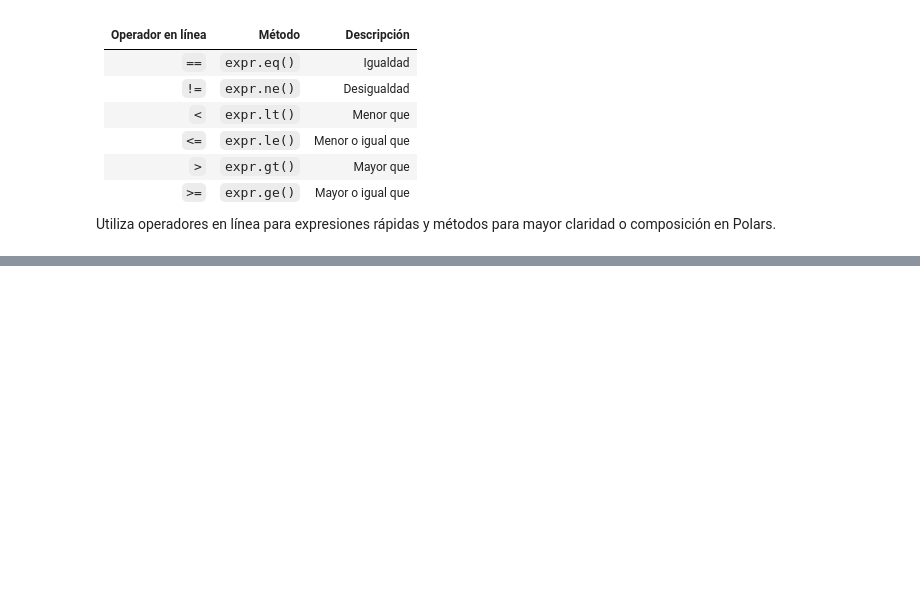
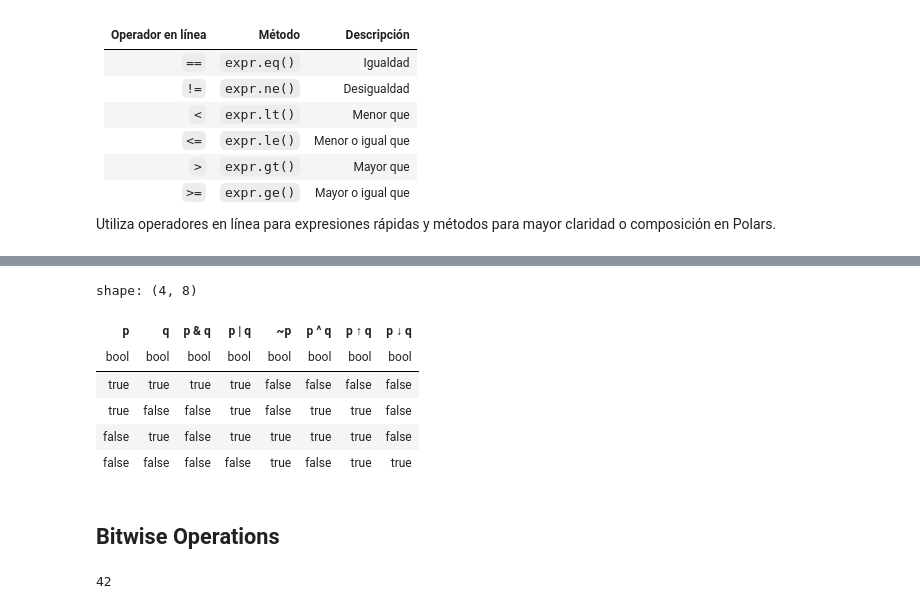
Before and after one commit to Sechi42/Polars, a Jupyter notebook: Chapter_9/Notebook_9.ipynb, the cells around one changed output, grey strips where cells are left out. Cells and saved outputs as stored; diff of their text form; code cells hidden in the pictures; blank space fills up the shorter version.

```diff
--- a/Chapter_9/Notebook_9.ipynb
+++ b/Chapter_9/Notebook_9.ipynb
@@ -130,0 +198,27 @@ Utiliza operadores en línea para expresiones rápidas y métodos para mayor cla
+# %%
+(
+	pl.DataFrame(
+		{"p": [True, True, False, False], "q": [True, False, True, False]}
+	).with_columns(
+        (pl.col("p") & pl.col("q")).alias("p & q"),
+        (pl.col("p") | pl.col("q")).alias("p | q"),
+        (~pl.col("p")).alias("~p"),
+        (pl.col("p") ^ pl.col("q")).alias("p ^ q"),
+        (~(pl.col("p") & pl.col("q"))).alias("p ↑ q"),
+        ((pl.col("p").or_(pl.col("q"))).not_()).alias("p ↓ q"),
+	)
+)
+# %% [output]
+shape: (4, 8)
+| p | q | p & q | p | q | ~p | p ^ q | p ↑ q | p ↓ q |
+| bool | bool | bool | bool | bool | bool | bool | bool |
+| true | true | true | true | false | false | false | false |
+| true | false | false | true | false | true | true | false |
+| false | true | false | true | true | true | true | false |
+| false | false | false | false | true | false | true | true |
+# %% [markdown]
+## Bitwise Operations
+# %%
+pl.select(pl.lit(10) | pl.lit(34)).item()
+# %% [output]
+42
```
Also changed, not shown: parts of 14 cells of this notebook.
